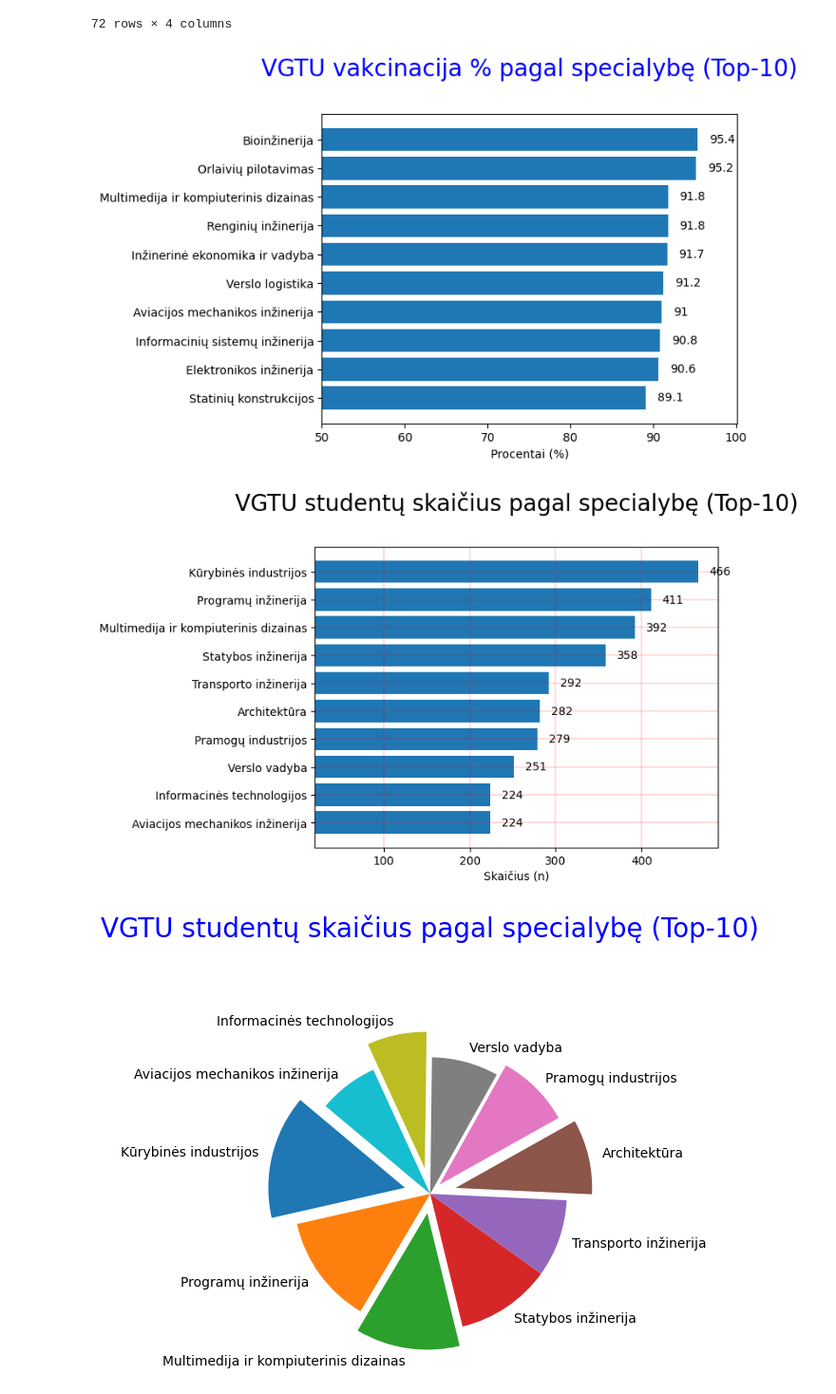
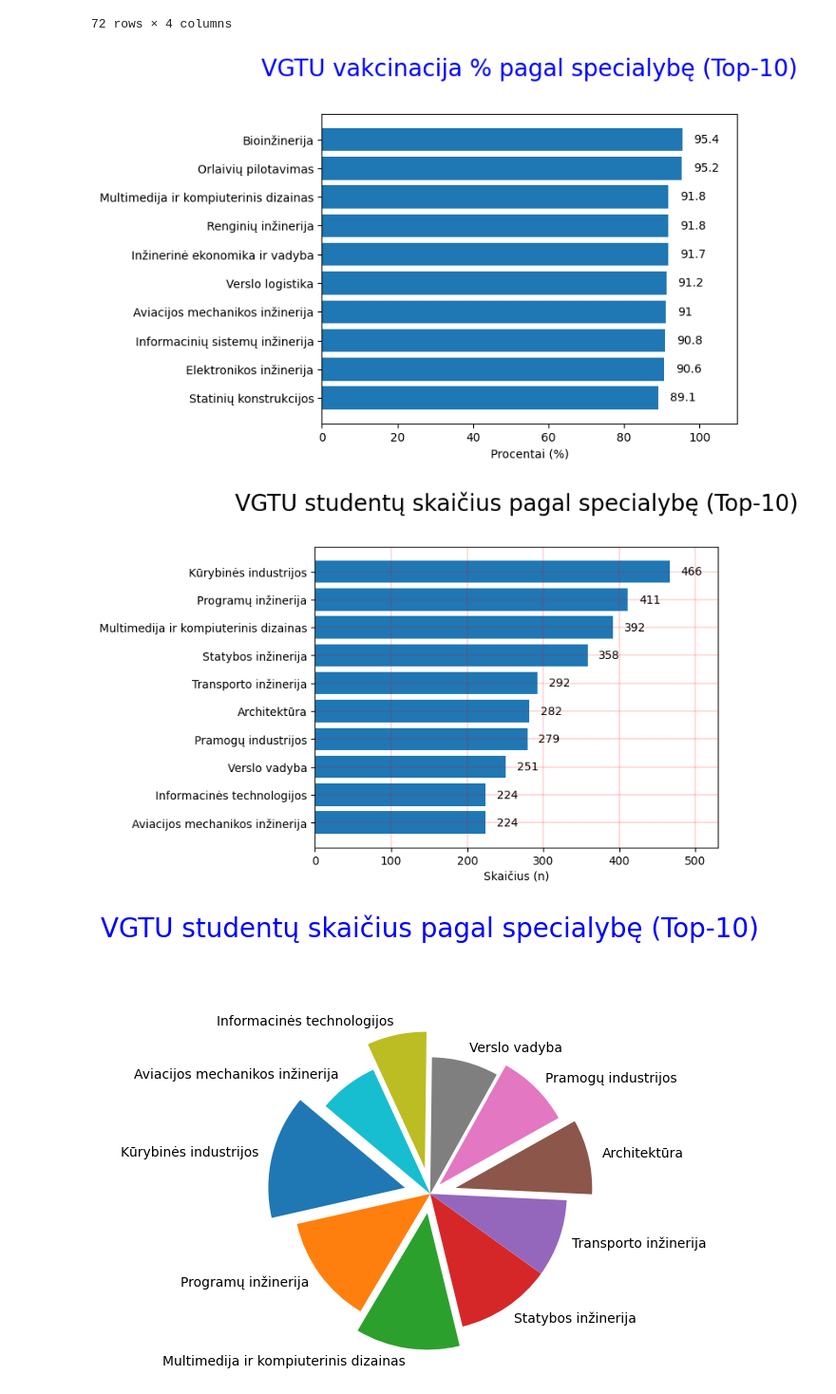
Before and after one commit to dainaklis/PySpark, a Jupyter notebook: testas.ipynb, the cells around one changed output. Shown at 95% size. Cells and saved outputs as stored; diff of their text form; code cells hidden in the pictures.

```diff
--- a/testas.ipynb
+++ b/testas.ipynb
@@ -415,42 +415,42 @@ ax.set_title('VGTU vakcinacija % pagal specialybę (Top-10)', fontsize=20, y=1.1
 
 # Label with specially formatted floats
 ax.bar_label(hbars, fmt='%g', padding=10)
-ax.set_xlim(left=50)
+ax.set_xlim(right=110)
 
 plt.show()
 # %% [output]
-[figure, old version]
+[figure, new version]
 # %%
 plt.rcdefaults()
 fig, ax = plt.subplots()
 
 # #Creating Table
 vgtu2.limit(10).registerTempTable('VGTU_STUDENTAI')
 sqlContext = SQLContext(spark2)
 #Running Query
 df1 = sqlContext.sql("SELECT * from VGTU_STUDENTAI").toPandas()
 df2 = sqlContext.sql("SELECT prg_pavad_lt, n_all from VGTU_STUDENTAI").toPandas()
 
 fakultetai = df2['prg_pavad_lt']
 studentai = df2['n_all']
 
 # 2 DIAGRAMA
 hbars2 = ax.barh(fakultetai, studentai, align='center')
 ax.set_yticks(fakultetai)
 ax.set_yticklabels(fakultetai)
 ax.invert_yaxis()  # labels read top-to-bottom
 ax.set_xlabel('Skaičius (n)')
 ax.set_title('VGTU studentų skaičius pagal specialybę (Top-10)', fontsize=20, y=1.1)
 
 ax.grid(color='r', linestyle='-', linewidth=0.2)
 
 # Label with specially formatted floats
 ax.bar_label(hbars2, fmt='%g', padding=10)
-ax.set_xlim(left=20)
+ax.set_xlim(right=530)
 
 plt.show()
 # %% [output]
-[figure, old version]
+[figure, new version]
 # %%
 plt.rcdefaults()
 fig, ax = plt.subplots()
```
Also changed, not shown: parts of 4 cells of this notebook.
